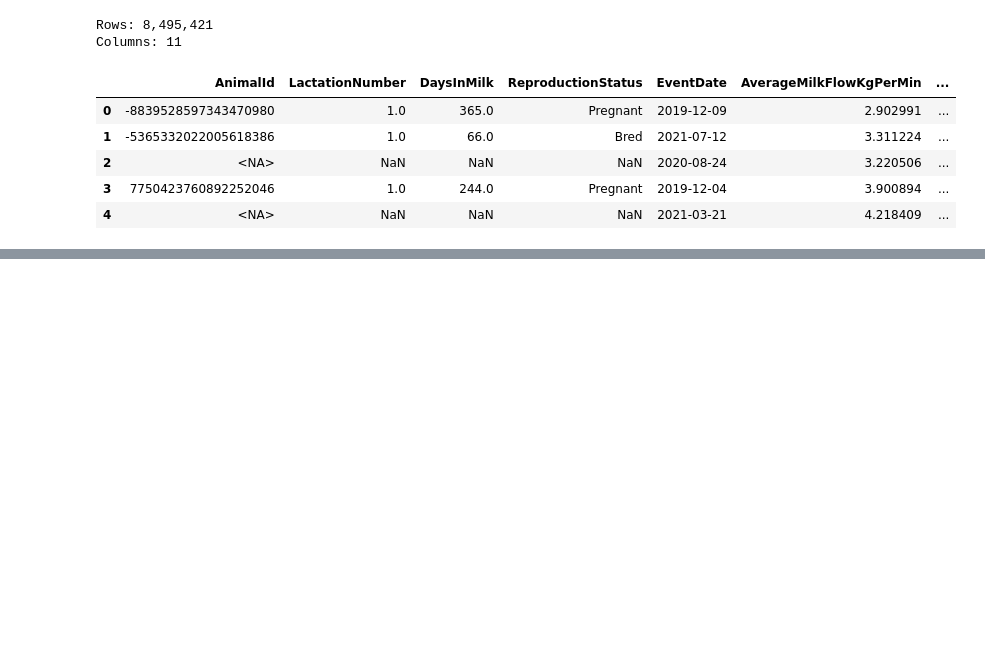
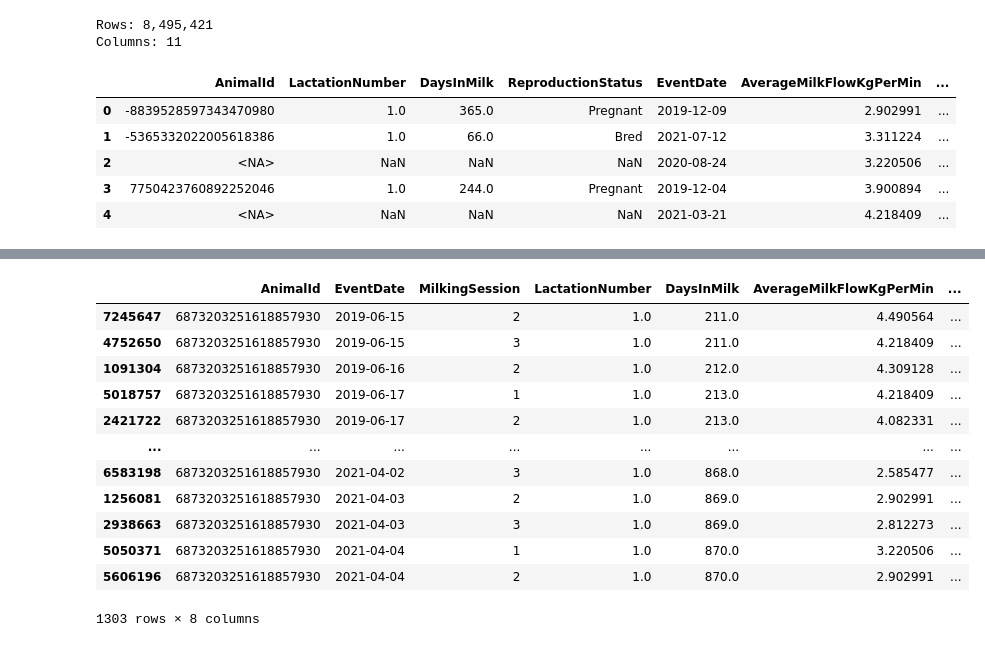
Before and after one commit to lipikamallikarjuna/ANSC4040MiniProject, a Jupyter notebook: notebooks/ProjectAnalysis.ipynb, the cells around one changed output, grey strips where cells are left out. Cells and saved outputs as stored; diff of their text form; code cells hidden in the pictures; blank space fills up the shorter version.

```diff
--- a/notebooks/ProjectAnalysis.ipynb
+++ b/notebooks/ProjectAnalysis.ipynb
@@ -654,0 +189,23 @@ display(fingerprint_classification_summary)
+# %%
+# Remove exact duplicates from the existing modeling dataset
+
+rows_before = len(df_model)
+
+duplicate_rows_beyond_first = int(
+    df_model.duplicated(keep="first").sum()
+)
+
+duplicate_groups = int(
+    df_model.groupby(
+        list(df_model.columns),
+        dropna=False,
+        sort=False
+    ).size().gt(1).sum()
+)
+
+df_model = df_model.drop_duplicates(keep="first").copy()
+
+print(f"Rows before removing duplicates: {rows_before:,}")
+print(f"Duplicate groups: {duplicate_groups:,}")
+print(f"Duplicate rows removed: {duplicate_rows_beyond_first:,}")
+print(f"Rows after removing duplicates: {len(df_model):,}")
@@ -654,0 +429,32 @@ display(fingerprint_classification_summary)
+# %%
+animal_id = "6873203251618857930"
+
+display(
+    df_model[df_model["AnimalId"] == animal_id][
+        [
+            "AnimalId",
+            "EventDate",
+            "MilkingSession",
+            "LactationNumber",
+            "DaysInMilk",
+            "AverageMilkFlowKgPerMin",
+            "TotalMilkYieldSessionKg",
+            "MilkingDurationSessionSeconds"
+        ]
+    ]
+    .sort_values(["EventDate", "MilkingSession"])
+)
+# %% [output]
+|  | AnimalId | EventDate | MilkingSession | LactationNumber | DaysInMilk | AverageMilkFlowKgPerMin | ... |
+| 7245647 | 6873203251618857930 | 2019-06-15 | 2 | 1.0 | 211.0 | 4.490564 | ... |
+| 4752650 | 6873203251618857930 | 2019-06-15 | 3 | 1.0 | 211.0 | 4.218409 | ... |
+| 1091304 | 6873203251618857930 | 2019-06-16 | 2 | 1.0 | 212.0 | 4.309128 | ... |
+| 5018757 | 6873203251618857930 | 2019-06-17 | 1 | 1.0 | 213.0 | 4.218409 | ... |
+| 2421722 | 6873203251618857930 | 2019-06-17 | 2 | 1.0 | 213.0 | 4.082331 | ... |
+| ... | ... | ... | ... | ... | ... | ... | ... |
+| 6583198 | 6873203251618857930 | 2021-04-02 | 3 | 1.0 | 868.0 | 2.585477 | ... |
+| 1256081 | 6873203251618857930 | 2021-04-03 | 2 | 1.0 | 869.0 | 2.902991 | ... |
+| 2938663 | 6873203251618857930 | 2021-04-03 | 3 | 1.0 | 869.0 | 2.812273 | ... |
+| 5050371 | 6873203251618857930 | 2021-04-04 | 1 | 1.0 | 870.0 | 3.220506 | ... |
+| 5606196 | 6873203251618857930 | 2021-04-04 | 2 | 1.0 | 870.0 | 2.902991 | ... |
+1303 rows × 8 columns
```
Also changed, not shown: parts of 41 cells of this notebook.
